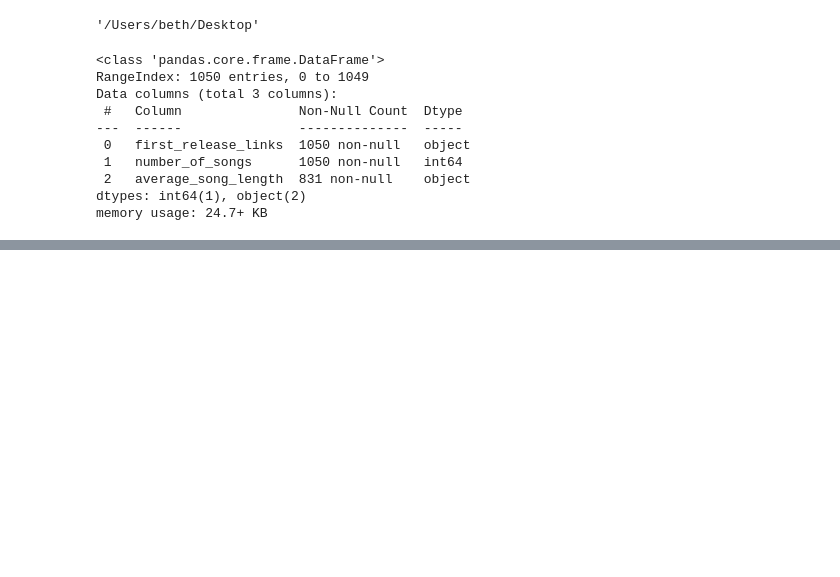
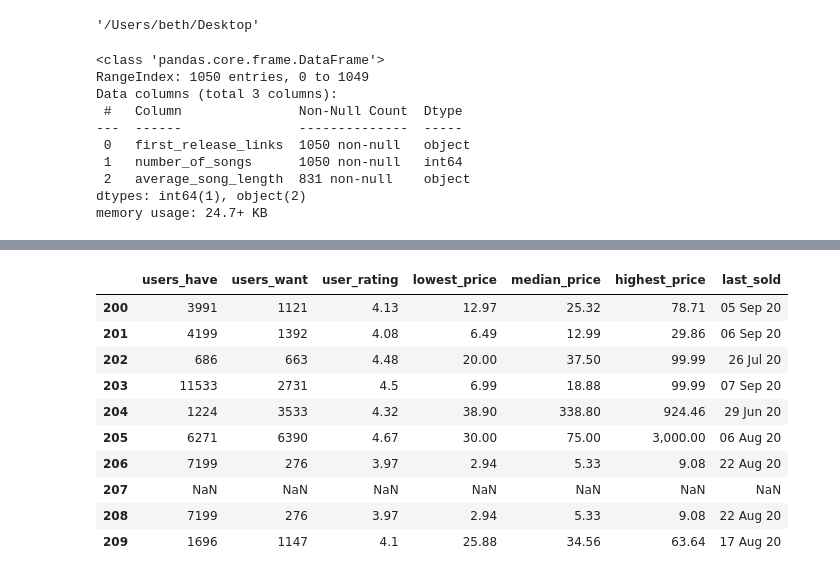
Before and after one commit to Beth526/metis_project2, a Jupyter notebook: Discogs_webscraping.ipynb, the cells around one changed output, grey strips where cells are left out. Saved outputs shown, nothing was run; the diff lists cells and outputs as text; code cells hidden in the pictures; blank space fills up the shorter version.

```diff
--- a/Discogs_webscraping.ipynb
+++ b/Discogs_webscraping.ipynb
@@ -294,0 +564,14 @@ for url in top_all_collected['first_release_links']:
+# %%
+df_A.iloc[200:210]
+# %% [output]
+|  | users_have | users_want | user_rating | lowest_price | median_price | highest_price | last_sold |
+| 200 | 3991 | 1121 | 4.13 | 12.97 | 25.32 | 78.71 | 05 Sep 20 |
+| 201 | 4199 | 1392 | 4.08 | 6.49 | 12.99 | 29.86 | 06 Sep 20 |
+| 202 | 686 | 663 | 4.48 | 20.00 | 37.50 | 99.99 | 26 Jul 20 |
+| 203 | 11533 | 2731 | 4.5 | 6.99 | 18.88 | 99.99 | 07 Sep 20 |
+| 204 | 1224 | 3533 | 4.32 | 38.90 | 338.80 | 924.46 | 29 Jun 20 |
+| 205 | 6271 | 6390 | 4.67 | 30.00 | 75.00 | 3,000.00 | 06 Aug 20 |
+| 206 | 7199 | 276 | 3.97 | 2.94 | 5.33 | 9.08 | 22 Aug 20 |
+| 207 | NaN | NaN | NaN | NaN | NaN | NaN | NaN |
+| 208 | 7199 | 276 | 3.97 | 2.94 | 5.33 | 9.08 | 22 Aug 20 |
+| 209 | 1696 | 1147 | 4.1 | 25.88 | 34.56 | 63.64 | 17 Aug 20 |
```
Also changed, not shown: parts of 60 cells of this notebook, 5 other files.
